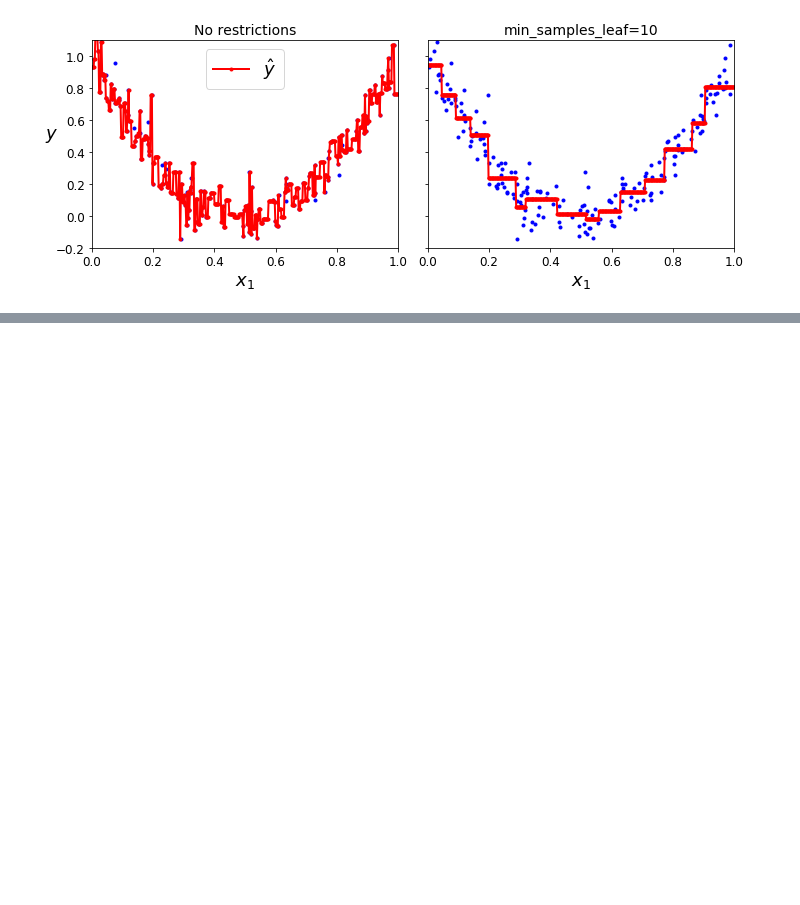
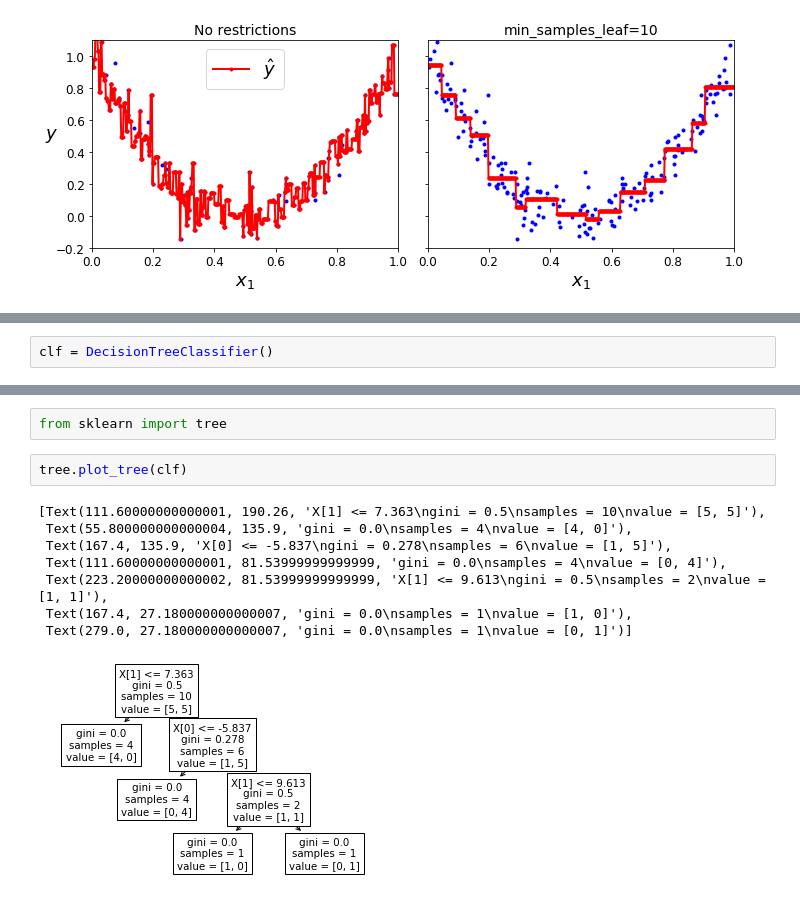
Before and after one commit to anton-selitskiy/The-Art-of-ML, a Jupyter notebook: Lab5.ipynb, the cells around one changed output, grey strips where cells are left out. Cells and saved outputs as stored; diff of their text form; blank space fills up the shorter version.

```diff
--- a/Lab5.ipynb
+++ b/Lab5.ipynb
@@ -526,0 +556,2 @@ Saving figure tree_regression_regularization_plot
+# %%
+clf = DecisionTreeClassifier()
@@ -526,0 +567,13 @@ Saving figure tree_regression_regularization_plot
+# %%
+from sklearn import tree
+# %%
+tree.plot_tree(clf)
+# %% [output]
+[Text(111.60000000000001, 190.26, 'X[1] <= 7.363\ngini = 0.5\nsamples = 10\nvalue = [5, 5]'),
+ Text(55.800000000000004, 135.9, 'gini = 0.0\nsamples = 4\nvalue = [4, 0]'),
+ Text(167.4, 135.9, 'X[0] <= -5.837\ngini = 0.278\nsamples = 6\nvalue = [1, 5]'),
+ Text(111.60000000000001, 81.53999999999999, 'gini = 0.0\nsamples = 4\nvalue = [0, 4]'),
+ Text(223.20000000000002, 81.53999999999999, 'X[1] <= 9.613\ngini = 0.5\nsamples = 2\nvalue = [1, 1]'),
+ Text(167.4, 27.180000000000007, 'gini = 0.0\nsamples = 1\nvalue = [1, 0]'),
+ Text(279.0, 27.180000000000007, 'gini = 0.0\nsamples = 1\nvalue = [0, 1]')]
+[figure, added]
```
Also changed, not shown: parts of 6 cells of this notebook.
